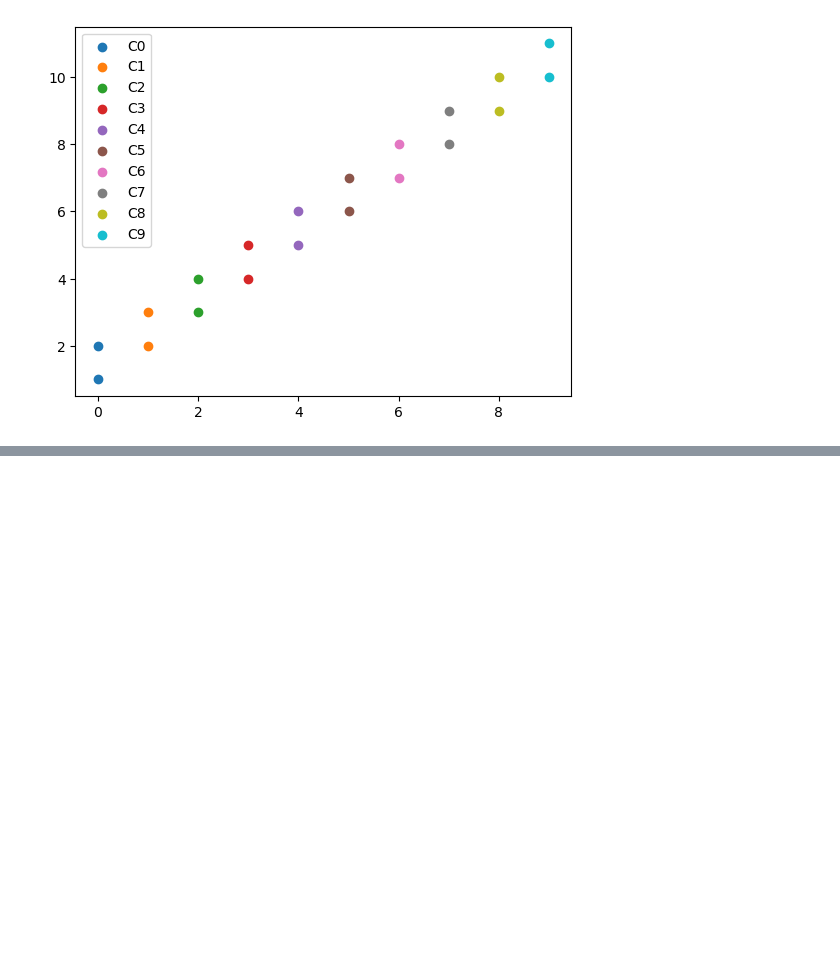
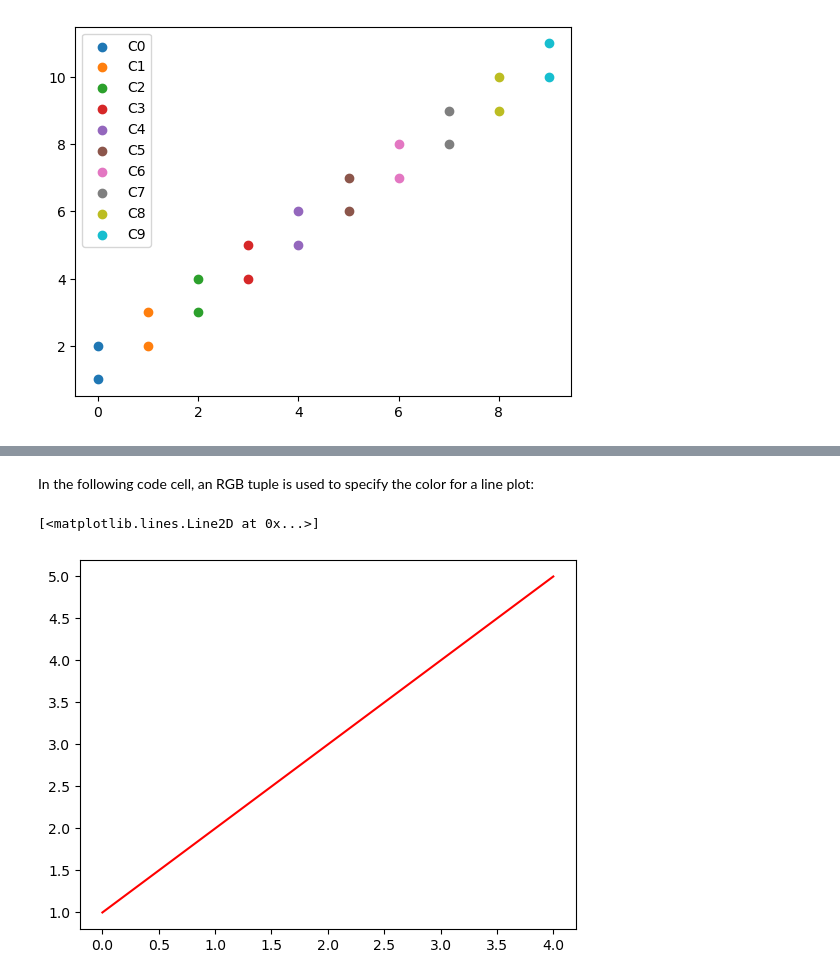
Before and after one commit to francis-ohara/intro-to-data-science, a Jupyter notebook: notebooks/5-matplotlib-exercise.ipynb, the cells around one changed output, grey strips where cells are left out. Saved outputs shown, nothing was run; the diff lists cells and outputs as text; code cells hidden in the pictures; blank space fills up the shorter version.

Commit message:
Update 5: matplotlib exercise

```diff
--- a/notebooks/5-matplotlib-exercise.ipynb
+++ b/notebooks/5-matplotlib-exercise.ipynb
@@ -821,0 +857,8 @@ plt.show()
+# %% [markdown]
+In the following code cell, an RGB tuple is used to specify the color for a line plot:
+# %%
+color = (1.0, 0.0, 0.0)
+plt.plot([1, 2, 3, 4, 5], c=color)
+# %% [output]
+[<matplotlib.lines.Line2D at 0x...>]
+[figure, added]
```
Also changed, not shown: parts of 24 cells of this notebook, 1 other file.
